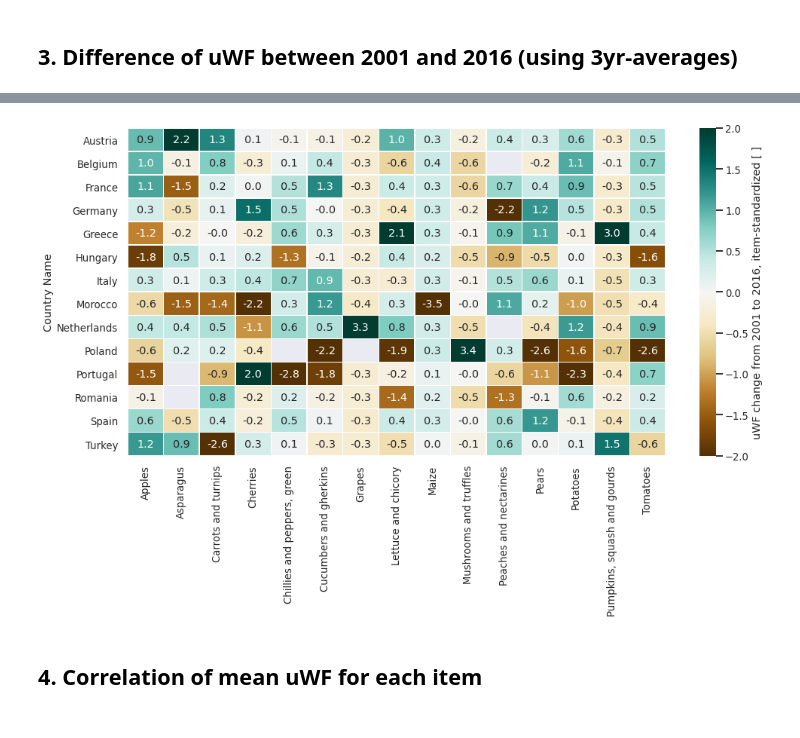
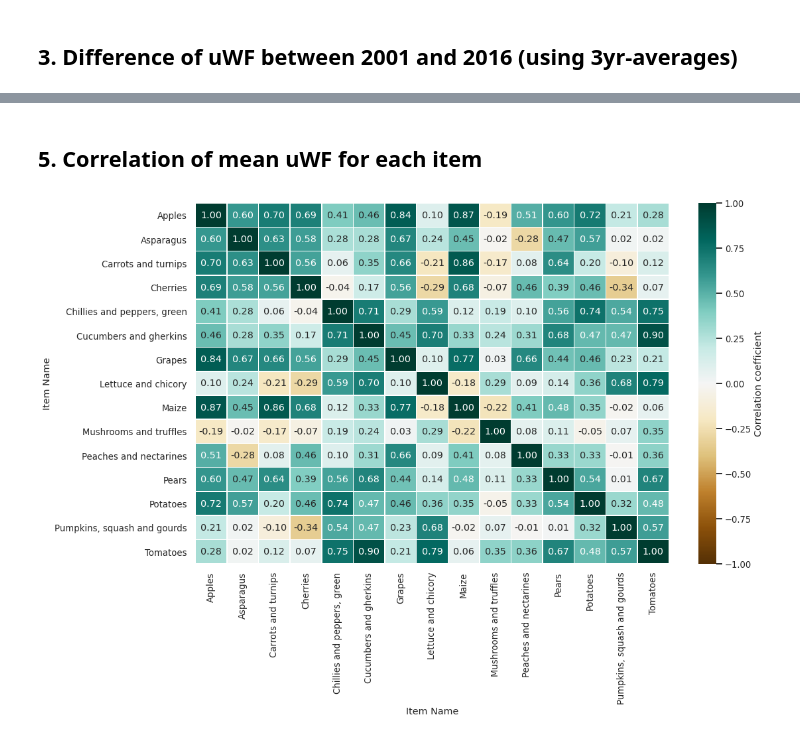
Before and after one commit to jburdano/uWF101, a Jupyter notebook: task4_joerg_heatmap.ipynb, the cells around one changed output, grey strips where cells are left out. Drawn from its saved outputs; the diff is of its cells as text; code cells hidden in the pictures.

Commit message:
results and plots updated to new version (_5perc)

```diff
--- a/task4_joerg_heatmap.ipynb
+++ b/task4_joerg_heatmap.ipynb
@@ -10,9 +10,10 @@ import matplotlib.pyplot as plt
 import seaborn as sns
 # %%
 # read in uWF data, downloaded from watertofood.org
-path = "/home/jburdano/code/Techlab/virtualwater/"
-fil =  "New_1960-2016.csv" #"watertofood_data_21crops_11countries_1960-2016.csv"
-df = pd.read_csv(path+fil, ";",header=1)
+path = "/home/jburdano/projects/uWF101/"
+fil =  "watertofood_uWF-weight_15crops_15countries_1960-2016_5perc.csv"
+df = pd.read_csv(path+fil,) #, ";",header=1)
 df = df.mask(df==0)    # set zero values to nan-values
-df.head(25)
+del df["Unnamed: 0"]
+df.head()
 # %% [output]
@@ -118,3 +26,16 @@ display(df_tstd)
+# %%
+df_mean_items_countries = df[["Country Name","Item Name",
+    "uWF"]].groupby(["Item Name","Country Name"]).agg("mean").unstack().T
+df_mean_items_countries = df_mean_items_countries.loc["uWF",:]
+
+df_std_items_countries = df[["Country Name","Item Name",
+    "uWF"]].groupby(["Item Name","Country Name"]).agg("std").unstack().T
+df_std_items_countries  = df_std_items_countries.loc["uWF",:]
+
+df_diff_2001_16 = df.loc[df["Years"]>=2014,["Country Name","Item Name",
+    "uWF"]].groupby(["Item Name","Country Name"]).agg("mean").unstack().T - df.loc[(df["Years"]>=2000)&(df["Years"]<=2002),["Country Name","Item Name",
+    "uWF"]].groupby(["Item Name","Country Name"]).agg("mean").unstack().T
+df_diff_2001_16  = df_diff_2001_16.loc["uWF",:]
 # %% [markdown]
 # Statistics
 ## 1. Mean unit water footprints
@@ -175,11 +156,10 @@ sns.heatmap(df_diff15y, annot=True, fmt="2.0f", linewidths=.5,
+# %% [markdown]
+## 5. Correlation of mean uWF for each item
 # %%
-# Plot heatmap for diffs per country and item WITH standardization per item
-f, ax = plt.subplots(figsize=(16, 8))  # initialize plot
-
-sns.heatmap((df_diff15y-df_diff15y.mean(axis=0))/df_diff15y.std(axis=0), annot=True, fmt="2.1f", linewidths=.5,
-            ax=ax, center=0, cbar=True, cmap='BrBG', vmin=-2, vmax=2,
-            cbar_kws={"label":"uWF change from 2001 to 2016, item-standardized [ ]"});
+# Plot heatmap for correlation of average uWF over all years
+f2, ax2 = plt.subplots(figsize=(16, 10))  # initialize plot
+co = sns.heatmap(df_mean_items_countries.corr(), annot=True, fmt="2.2f", linewidths=.5,
+            ax=ax2, center=0, cbar=True, cmap='BrBG', vmin=-1, vmax=1,
+            cbar_kws={"label":"Correlation coefficient"});
 # %% [output]
-[figure, old version]
+[figure, new version]
-# %% [markdown]
-## 4. Correlation of mean uWF for each item
```
Also changed, not shown: parts of 22 cells of this notebook.
